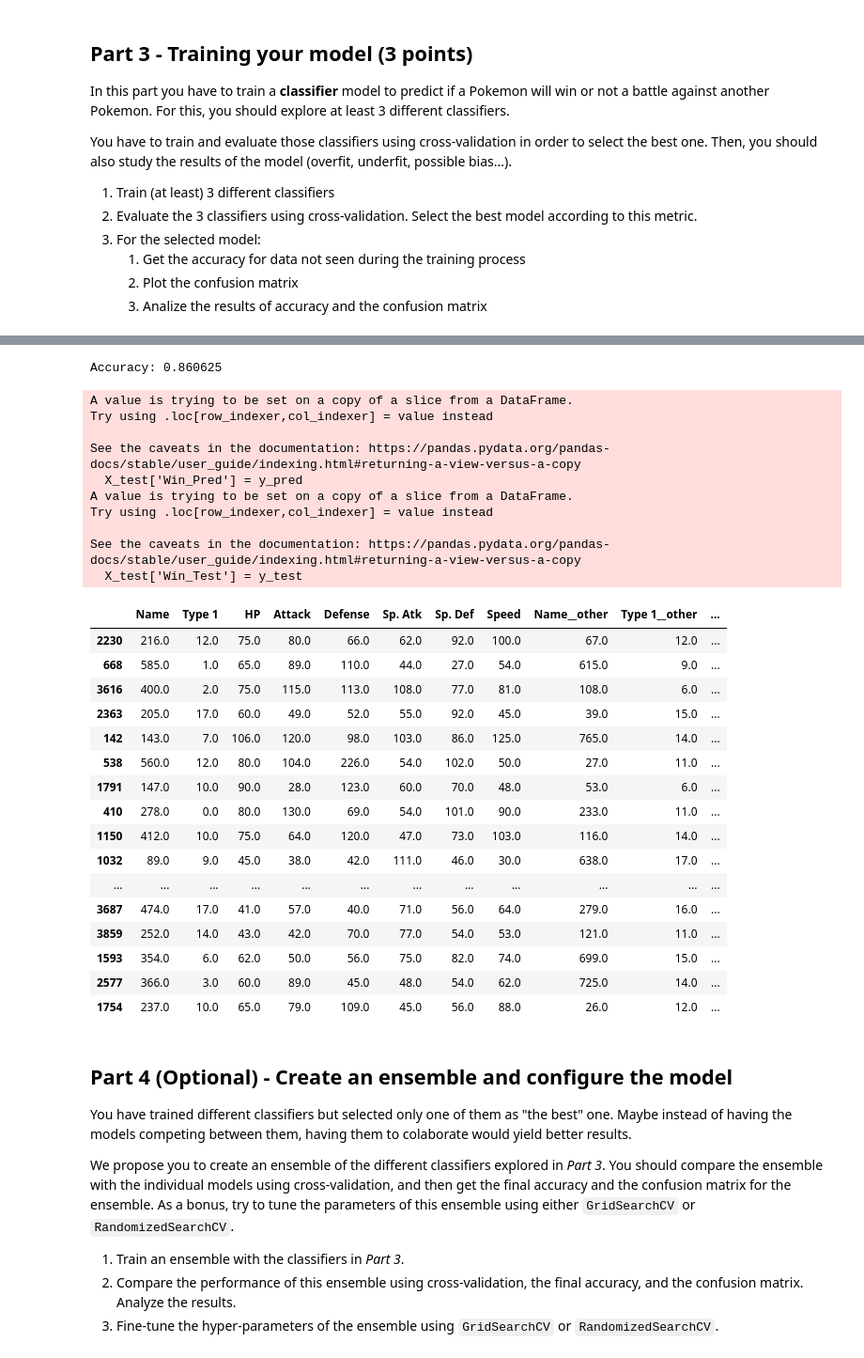
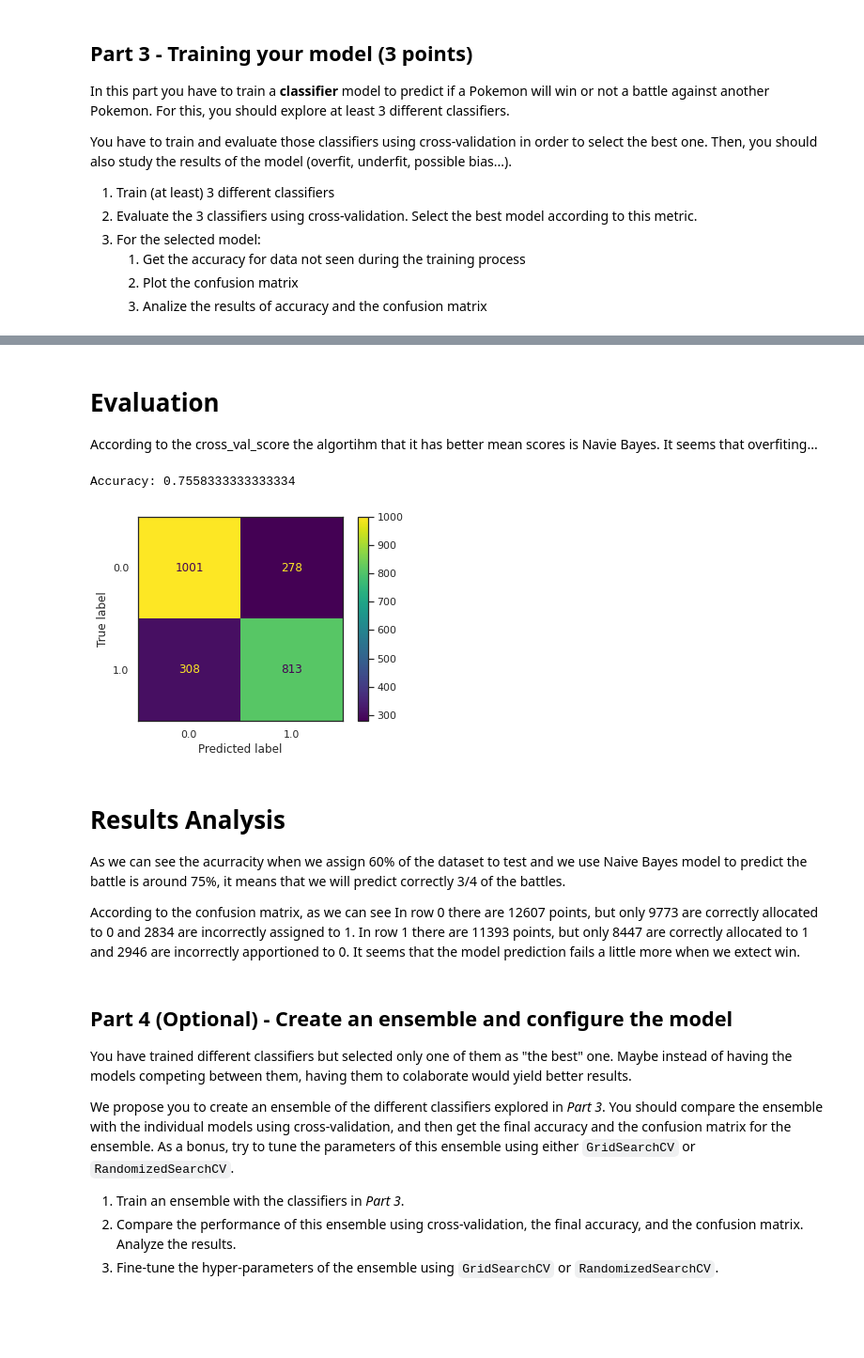
Before and after one commit to elskater98/ml-pokemon-prediction, a Jupyter notebook: pokemon_basic-ml.ipynb, the cells around one changed output, grey strips where cells are left out. Shown: that part at 94% size. Drawn from its saved outputs; the diff is of its cells as text; code cells hidden in the pictures; blank space fills up the shorter version.

```diff
--- a/pokemon_basic-ml.ipynb
+++ b/pokemon_basic-ml.ipynb
@@ -433,36 +435,0 @@ Decision Trees Scores: [0.7675 0.7525 0.7625 0.7375 0.735  0.755  0.7425 0.7675
-# %%
-# Complete analysis
-y_pred = neigh_y_pred
-print("Accuracy:",metrics.accuracy_score(y_test, y_pred))
-X_test['Win_Pred'] = y_pred
-X_test['Win_Test'] = y_test
-X_test.head(50)
-# %% [output]
-Accuracy: 0.860625
-A value is trying to be set on a copy of a slice from a DataFrame.
-Try using .loc[row_indexer,col_indexer] = value instead
-
-See the caveats in the documentation: https://pandas.pydata.org/pandas-docs/stable/user_guide/indexing.html#returning-a-view-versus-a-copy
-  X_test['Win_Pred'] = y_pred
-A value is trying to be set on a copy of a slice from a DataFrame.
-Try using .loc[row_indexer,col_indexer] = value instead
-
-See the caveats in the documentation: https://pandas.pydata.org/pandas-docs/stable/user_guide/indexing.html#returning-a-view-versus-a-copy
-  X_test['Win_Test'] = y_test
-|  | Name | Type 1 | HP | Attack | Defense | Sp. Atk | Sp. Def | Speed | Name__other | Type 1__other | ... |
-| 2230 | 216.0 | 12.0 | 75.0 | 80.0 | 66.0 | 62.0 | 92.0 | 100.0 | 67.0 | 12.0 | ... |
-| 668 | 585.0 | 1.0 | 65.0 | 89.0 | 110.0 | 44.0 | 27.0 | 54.0 | 615.0 | 9.0 | ... |
-| 3616 | 400.0 | 2.0 | 75.0 | 115.0 | 113.0 | 108.0 | 77.0 | 81.0 | 108.0 | 6.0 | ... |
-| 2363 | 205.0 | 17.0 | 60.0 | 49.0 | 52.0 | 55.0 | 92.0 | 45.0 | 39.0 | 15.0 | ... |
-| 142 | 143.0 | 7.0 | 106.0 | 120.0 | 98.0 | 103.0 | 86.0 | 125.0 | 765.0 | 14.0 | ... |
-| 538 | 560.0 | 12.0 | 80.0 | 104.0 | 226.0 | 54.0 | 102.0 | 50.0 | 27.0 | 11.0 | ... |
-| 1791 | 147.0 | 10.0 | 90.0 | 28.0 | 123.0 | 60.0 | 70.0 | 48.0 | 53.0 | 6.0 | ... |
-| 410 | 278.0 | 0.0 | 80.0 | 130.0 | 69.0 | 54.0 | 101.0 | 90.0 | 233.0 | 11.0 | ... |
-| 1150 | 412.0 | 10.0 | 75.0 | 64.0 | 120.0 | 47.0 | 73.0 | 103.0 | 116.0 | 14.0 | ... |
-| 1032 | 89.0 | 9.0 | 45.0 | 38.0 | 42.0 | 111.0 | 46.0 | 30.0 | 638.0 | 17.0 | ... |
-| ... | ... | ... | ... | ... | ... | ... | ... | ... | ... | ... | ... |
-| 3687 | 474.0 | 17.0 | 41.0 | 57.0 | 40.0 | 71.0 | 56.0 | 64.0 | 279.0 | 16.0 | ... |
-| 3859 | 252.0 | 14.0 | 43.0 | 42.0 | 70.0 | 77.0 | 54.0 | 53.0 | 121.0 | 11.0 | ... |
-| 1593 | 354.0 | 6.0 | 62.0 | 50.0 | 56.0 | 75.0 | 82.0 | 74.0 | 699.0 | 15.0 | ... |
-| 2577 | 366.0 | 3.0 | 60.0 | 89.0 | 45.0 | 48.0 | 54.0 | 62.0 | 725.0 | 14.0 | ... |
-| 1754 | 237.0 | 10.0 | 65.0 | 79.0 | 109.0 | 45.0 | 56.0 | 88.0 | 26.0 | 12.0 | ... |
@@ -471,3 +436,28 @@ See the caveats in the documentation: https://pandas.pydata.org/pandas-docs/stab
+# %% [markdown]
+# Evaluation
+According to the cross_val_score the algortihm that it has better mean scores is Navie Bayes. It seems that overfiting...
+# %%
+# Acurracity
+gnb = GaussianNB()
+gnb_fit = gnb.fit(X_train, y_train)
+y_pred = gnb_fit.predict(X_test)
+
+print("Accuracy:", metrics.accuracy_score(y_test, y_pred))
+# %% [output]
+Accuracy: 0.7558333333333334
+# %%
+# Confusion Matrix
+from sklearn.metrics import plot_confusion_matrix
+
+plot_confusion_matrix(gnb_fit, X_test, y_test)
+plt.show()
+# %% [output]
+[figure, added]
+# %% [markdown]
+# Results Analysis
+As we can see the acurracity when we assign 60% of the dataset to test and we use Naive Bayes model to predict the battle is around 75%, it means that we will predict correctly 3/4 of the battles.
+
+According to the confusion matrix, as we can see In row 0 there are 12607 points, but only 9773 are correctly allocated to 0 and 2834 are incorrectly assigned to 1. In row 1 there are 11393 points, but only 8447 are correctly allocated to 1 and 2946 are incorrectly apportioned to 0. It seems that the model prediction fails a little more when we extect win.
 # %% [markdown]
 ## Part 4 (Optional) - Create an ensemble and configure the model
 
```
Also changed, not shown: parts of 12 cells of this notebook.
